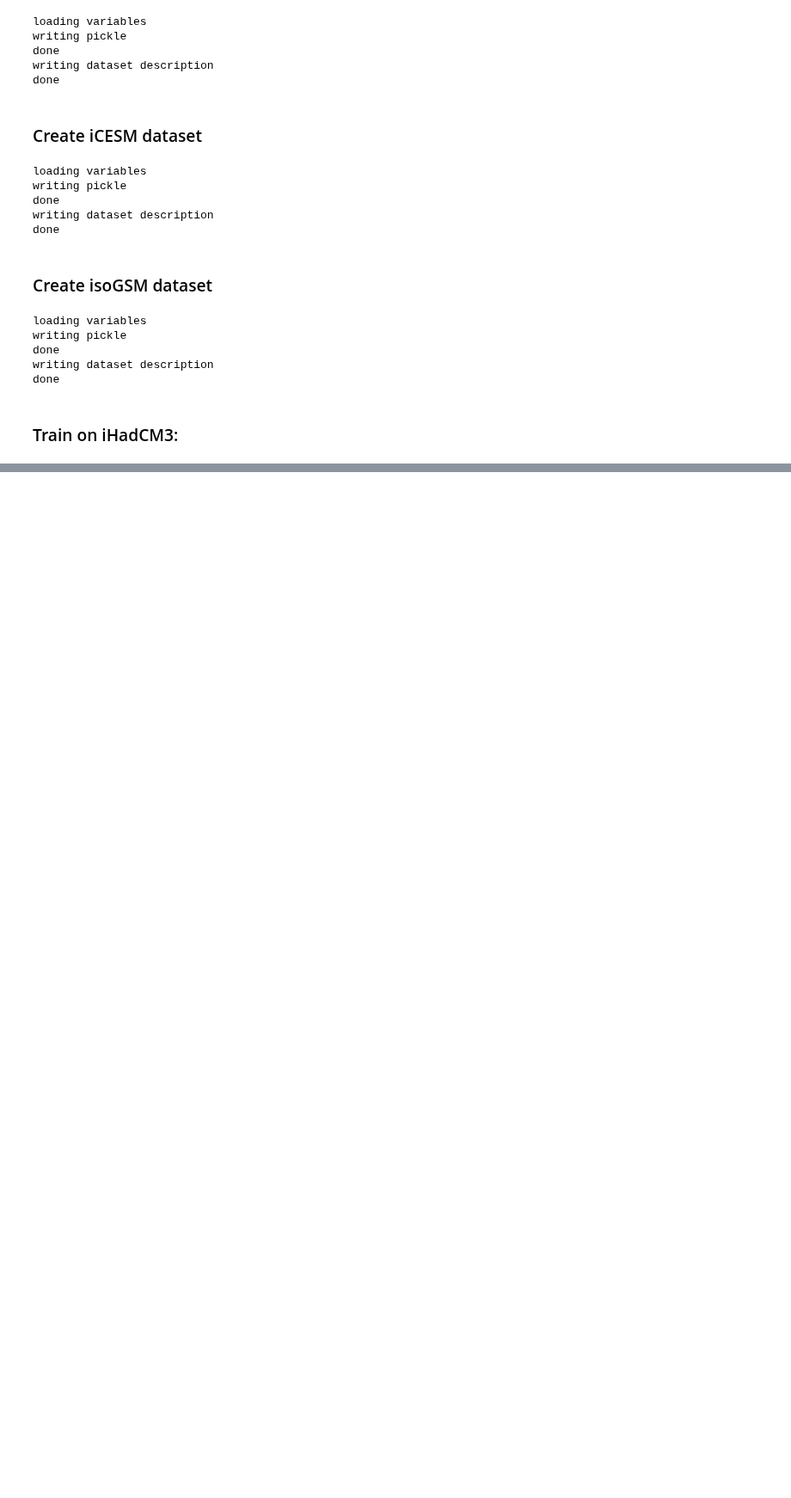
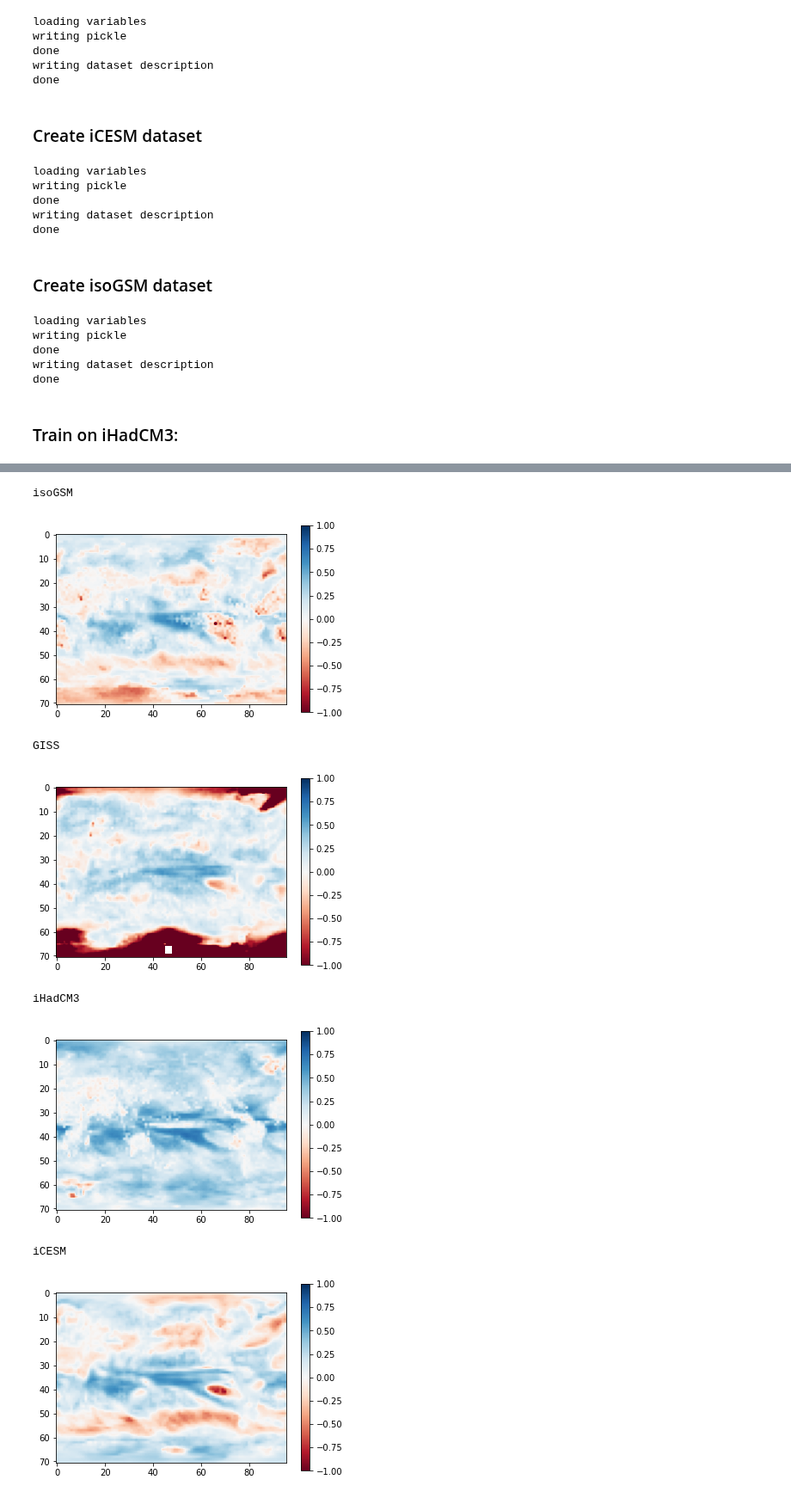
Before and after one commit to jonathanwider/isoEm, a Jupyter notebook: Test_crossprediction.ipynb, the cells around one changed output, grey strips where cells are left out. Shown at 86% size. Saved outputs shown, nothing was run; the diff lists cells and outputs as text; code cells hidden in the pictures; blank space fills up the shorter version.

```diff
--- a/Test_crossprediction.ipynb
+++ b/Test_crossprediction.ipynb
@@ -353,0 +365,15 @@ array([ 0.05347635,  0.09535214, -0.22163527])
+# %%
+for i in range(len(gt)):
+    print(descriptions[i]["DATASET_DESCRIPTION"]["CLIMATE_MODEL"])
+    plt.imshow(r2[i], vmin=-1, vmax=1, cmap="RdBu")
+    plt.colorbar()
+    plt.show()
+# %% [output]
+isoGSM
+[figure, added]
+GISS
+[figure, added]
+iHadCM3
+[figure, added]
+iCESM
+[figure, added]
```
Also changed, not shown: parts of 10 cells of this notebook, 21 other files.
